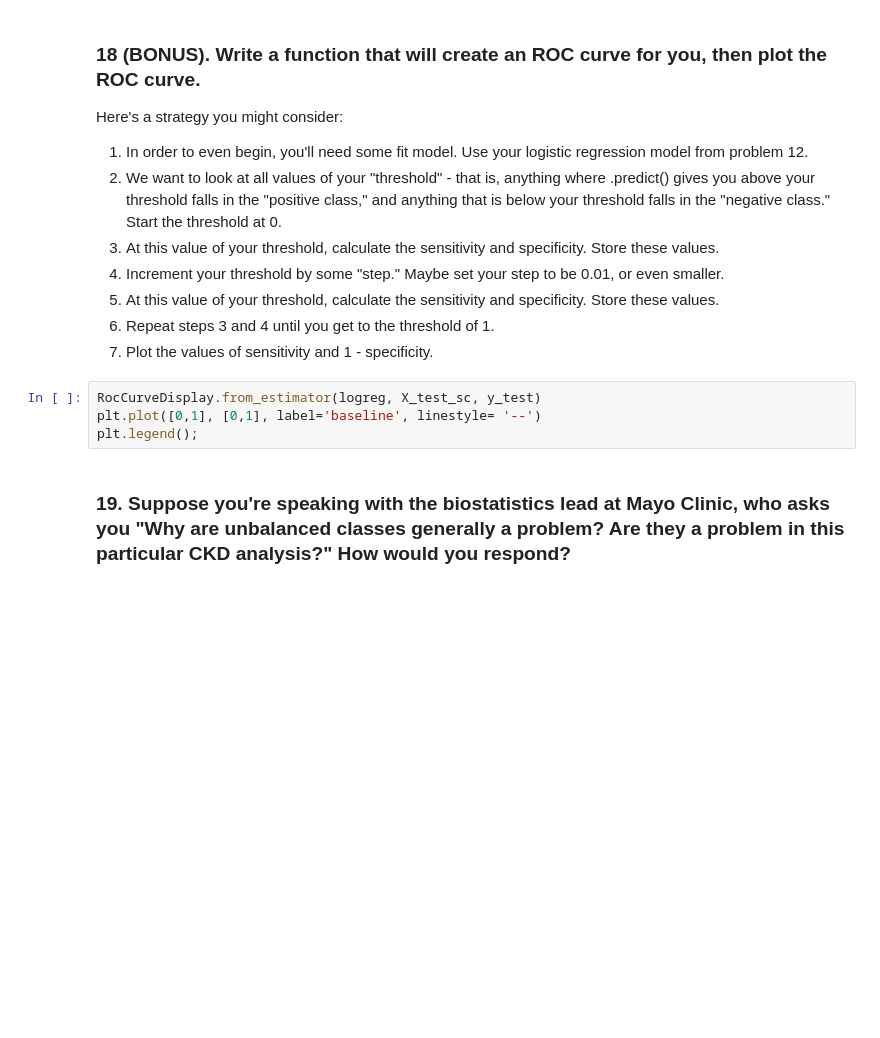
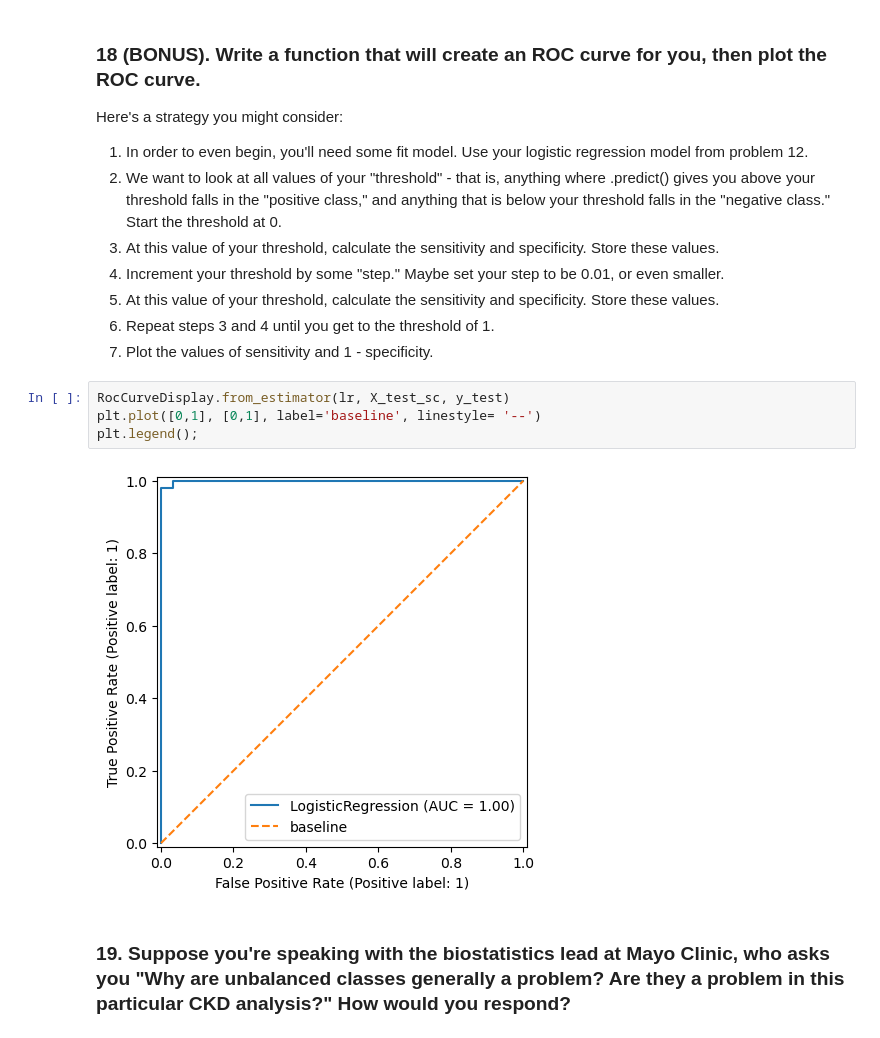
Before and after one commit to nareeratm/classificationeval, a Jupyter notebook: starter-code.ipynb, the cells around one changed output. Drawn from its saved outputs; the diff is of its cells as text; blank space fills up the shorter version.

```diff
--- a/starter-code.ipynb
+++ b/starter-code.ipynb
@@ -523,9 +736,11 @@ Here's a strategy you might consider:
 6. Repeat steps 3 and 4 until you get to the threshold of 1.
 7. Plot the values of sensitivity and 1 - specificity.
 # %%
-RocCurveDisplay.from_estimator(logreg, X_test_sc, y_test)
+RocCurveDisplay.from_estimator(lr, X_test_sc, y_test)
 plt.plot([0,1], [0,1], label='baseline', linestyle= '--')
 plt.legend();
+# %% [output]
+[figure, added]
 # %% [markdown]
 ### 19. Suppose you're speaking with the biostatistics lead at Mayo Clinic, who asks you "Why are unbalanced classes generally a problem? Are they a problem in this particular CKD analysis?" How would you respond?
 # %% [markdown]
```
Also changed, not shown: parts of 76 cells of this notebook.
